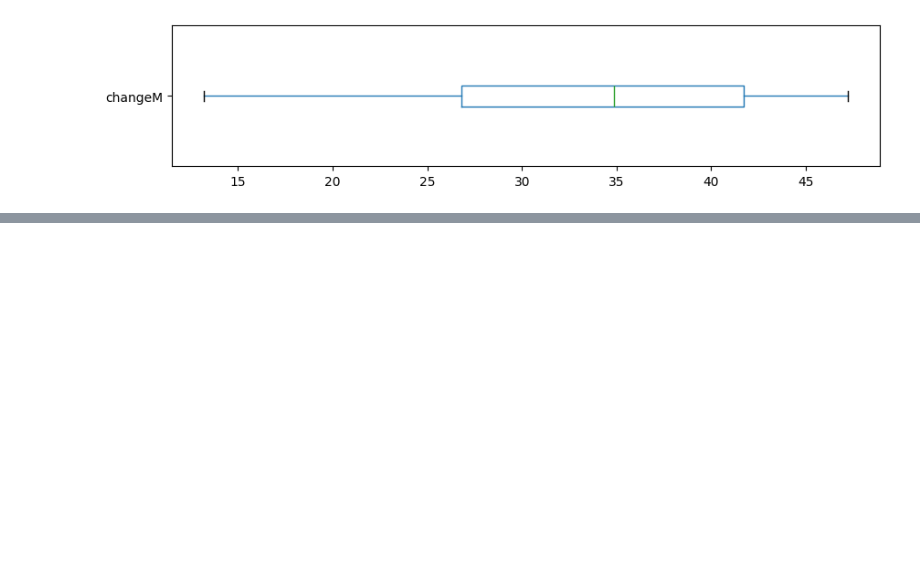
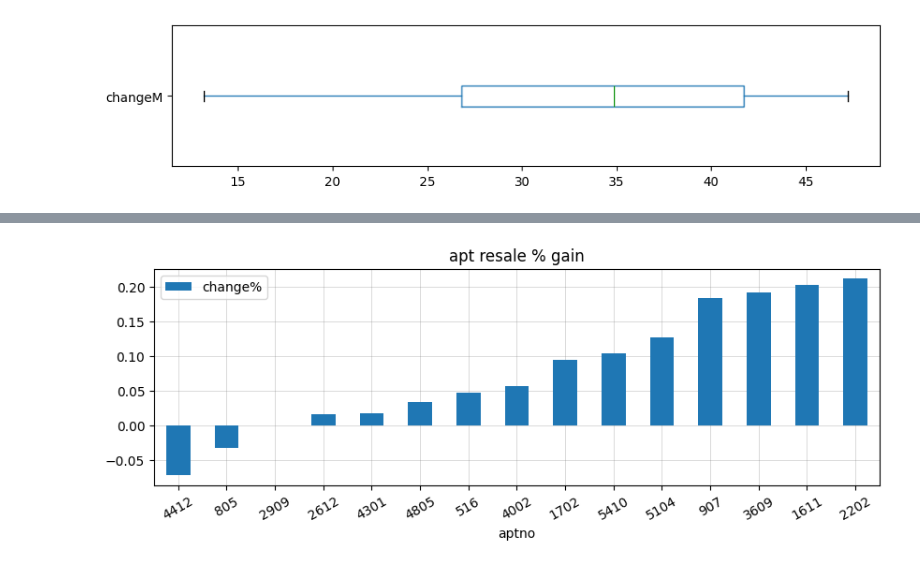
Before and after one commit to thexqin/lic-ast-condo-sales-analysis2, a Jupyter notebook: lic_ast_condo_sales_analysis2.ipynb, the cells around one changed output, grey strips where cells are left out. Cells and saved outputs as stored; diff of their text form; code cells hidden in the pictures; blank space fills up the shorter version.

```diff
--- a/lic_ast_condo_sales_analysis2.ipynb
+++ b/lic_ast_condo_sales_analysis2.ipynb
@@ -631,3 +612,8 @@ df.boxplot('changeM', vert=False, grid=False, figsize=(10, 2))
 # %% [output]
 <Axes: >
 [figure]
+# %%
+df2 = df.dropna()
+df2 = df2[df2['change%'] > 0.8]
+df2 = df2.reset_index(drop=True).copy()
+df2
@@ -633,0 +637,9 @@ df.boxplot('changeM', vert=False, grid=False, figsize=(10, 2))
+# %%
+df3 = df2.copy()
+df3['change%'] = df3['change%'] -1
+ax = df3.sort_values('change%').plot.bar(x='aptno', y='change%', figsize=(10, 3), grid=True, rot=30)
+ax.grid(color='gray', linestyle='-', linewidth=0.5, alpha=0.4)
+ax.set_title('apt resale % gain')
+ax.set_axisbelow(True)
+# %% [output]
+[figure, added]
```
Also changed, not shown: parts of 4 cells of this notebook.
